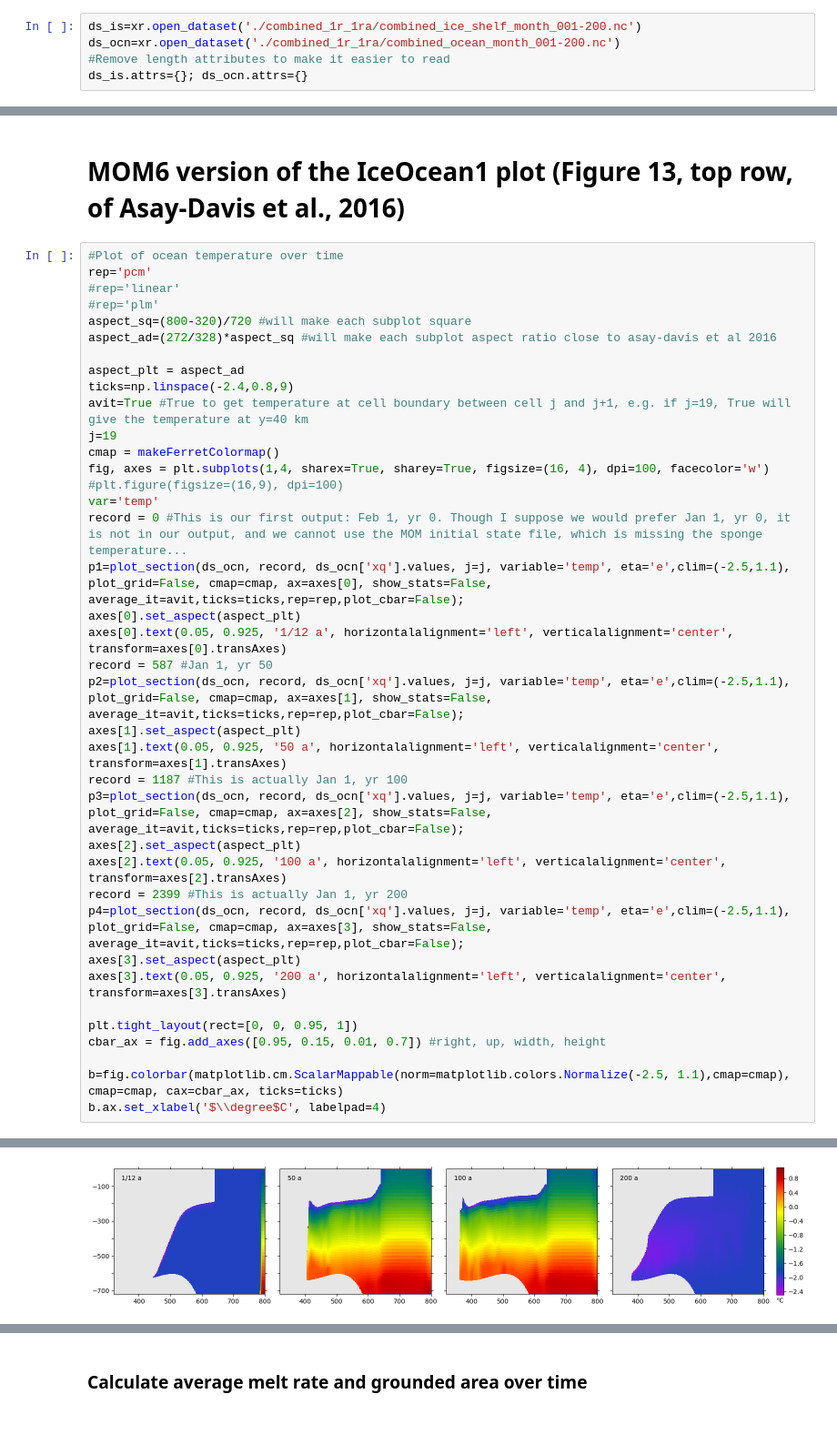
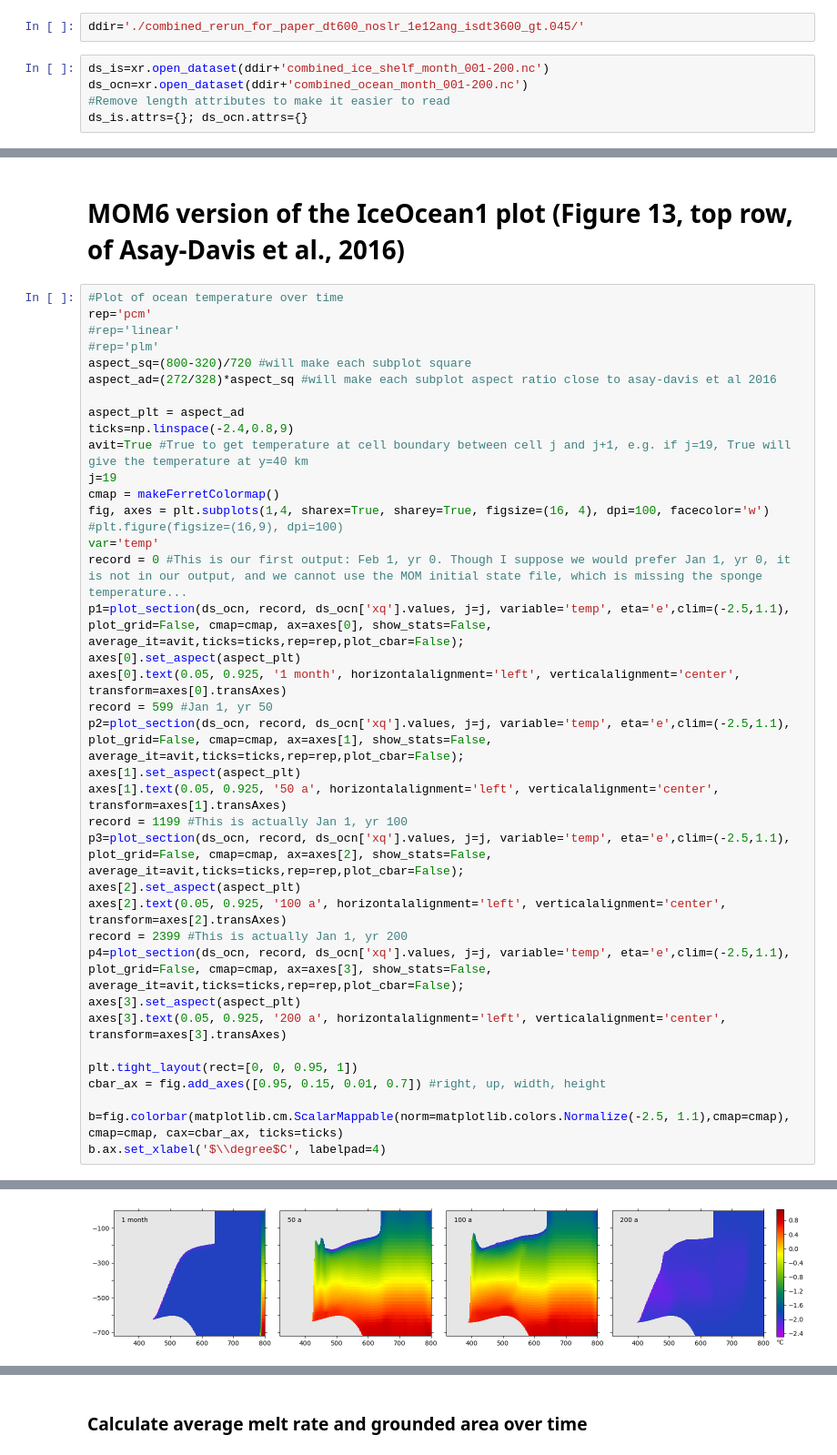
Before and after one commit to alex-huth/MISOMIP_plots, a Jupyter notebook: plots.ipynb, the cells around one changed output, grey strips where cells are left out. Shown at 91% size. Cells and saved outputs as stored; diff of their text form; blank space fills up the shorter version.

Commit message:
update plots with new results

```diff
--- a/plots.ipynb
+++ b/plots.ipynb
@@ -13,8 +14,10 @@ import os
 # %% [markdown]
 ## Read in the ice sheet and ocean results
+# %%
+ddir='./combined_rerun_for_paper_dt600_noslr_1e12ang_isdt3600_gt.045/'
 # %%
-ds_is=xr.open_dataset('./combined_1r_1ra/combined_ice_shelf_month_001-200.nc')
-ds_ocn=xr.open_dataset('./combined_1r_1ra/combined_ocean_month_001-200.nc')
+ds_is=xr.open_dataset(ddir+'combined_ice_shelf_month_001-200.nc')
+ds_ocn=xr.open_dataset(ddir+'combined_ocean_month_001-200.nc')
 #Remove length attributes to make it easier to read
 ds_is.attrs={}; ds_ocn.attrs={}
 # %%
@@ -198,34 +210,34 @@ aspect_ad=(272/328)*aspect_sq #will make each subplot aspect ratio close to asay
 
 aspect_plt = aspect_ad
 ticks=np.linspace(-2.4,0.8,9)
 avit=True #True to get temperature at cell boundary between cell j and j+1, e.g. if j=19, True will give the temperature at y=40 km
 j=19
 cmap = makeFerretColormap()
 fig, axes = plt.subplots(1,4, sharex=True, sharey=True, figsize=(16, 4), dpi=100, facecolor='w')
 #plt.figure(figsize=(16,9), dpi=100)
 var='temp'
 record = 0 #This is our first output: Feb 1, yr 0. Though I suppose we would prefer Jan 1, yr 0, it is not in our output, and we cannot use the MOM initial state file, which is missing the sponge temperature...
 p1=plot_section(ds_ocn, record, ds_ocn['xq'].values, j=j, variable='temp', eta='e',clim=(-2.5,1.1), plot_grid=False, cmap=cmap, ax=axes[0], show_stats=False, average_it=avit,ticks=ticks,rep=rep,plot_cbar=False);
 axes[0].set_aspect(aspect_plt)
-axes[0].text(0.05, 0.925, '1/12 a', horizontalalignment='left', verticalalignment='center', transform=axes[0].transAxes)
-record = 587 #Jan 1, yr 50
+axes[0].text(0.05, 0.925, '1 month', horizontalalignment='left', verticalalignment='center', transform=axes[0].transAxes)
+record = 599 #Jan 1, yr 50
 p2=plot_section(ds_ocn, record, ds_ocn['xq'].values, j=j, variable='temp', eta='e',clim=(-2.5,1.1), plot_grid=False, cmap=cmap, ax=axes[1], show_stats=False, average_it=avit,ticks=ticks,rep=rep,plot_cbar=False);
 axes[1].set_aspect(aspect_plt)
 axes[1].text(0.05, 0.925, '50 a', horizontalalignment='left', verticalalignment='center', transform=axes[1].transAxes)
-record = 1187 #This is actually Jan 1, yr 100
+record = 1199 #This is actually Jan 1, yr 100
 p3=plot_section(ds_ocn, record, ds_ocn['xq'].values, j=j, variable='temp', eta='e',clim=(-2.5,1.1), plot_grid=False, cmap=cmap, ax=axes[2], show_stats=False, average_it=avit,ticks=ticks,rep=rep,plot_cbar=False);
 axes[2].set_aspect(aspect_plt)
 axes[2].text(0.05, 0.925, '100 a', horizontalalignment='left', verticalalignment='center', transform=axes[2].transAxes)
 record = 2399 #This is actually Jan 1, yr 200
 p4=plot_section(ds_ocn, record, ds_ocn['xq'].values, j=j, variable='temp', eta='e',clim=(-2.5,1.1), plot_grid=False, cmap=cmap, ax=axes[3], show_stats=False, average_it=avit,ticks=ticks,rep=rep,plot_cbar=False);
 axes[3].set_aspect(aspect_plt)
 axes[3].text(0.05, 0.925, '200 a', horizontalalignment='left', verticalalignment='center', transform=axes[3].transAxes)
 
 plt.tight_layout(rect=[0, 0, 0.95, 1])
 cbar_ax = fig.add_axes([0.95, 0.15, 0.01, 0.7]) #right, up, width, height
 
 b=fig.colorbar(matplotlib.cm.ScalarMappable(norm=matplotlib.colors.Normalize(-2.5, 1.1),cmap=cmap), cmap=cmap, cax=cbar_ax, ticks=ticks)
 b.ax.set_xlabel('$\\degree$C', labelpad=4)
 # %% [output]
 Text(0.5, 0, '$\\degree$C')
-[figure, old version]
+[figure, new version]
```
Also changed, not shown: parts of 16 cells of this notebook.
